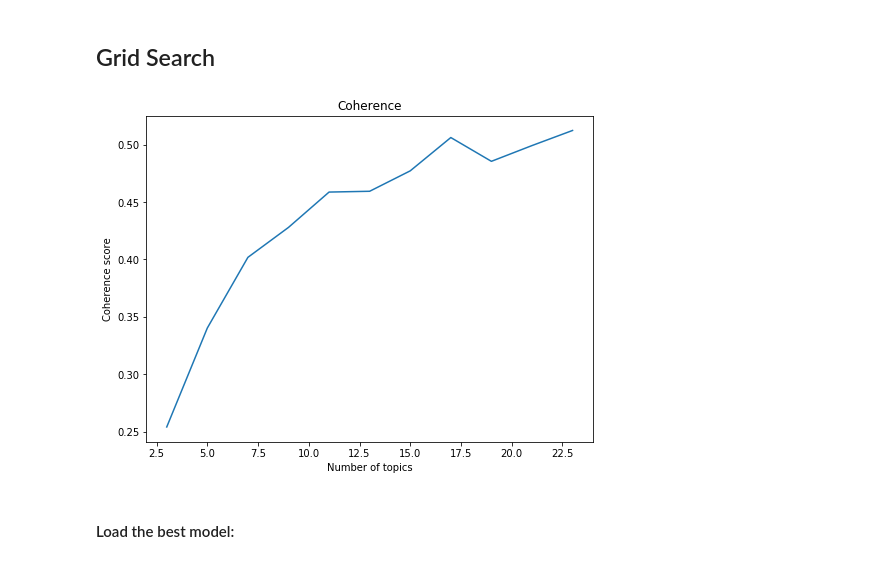
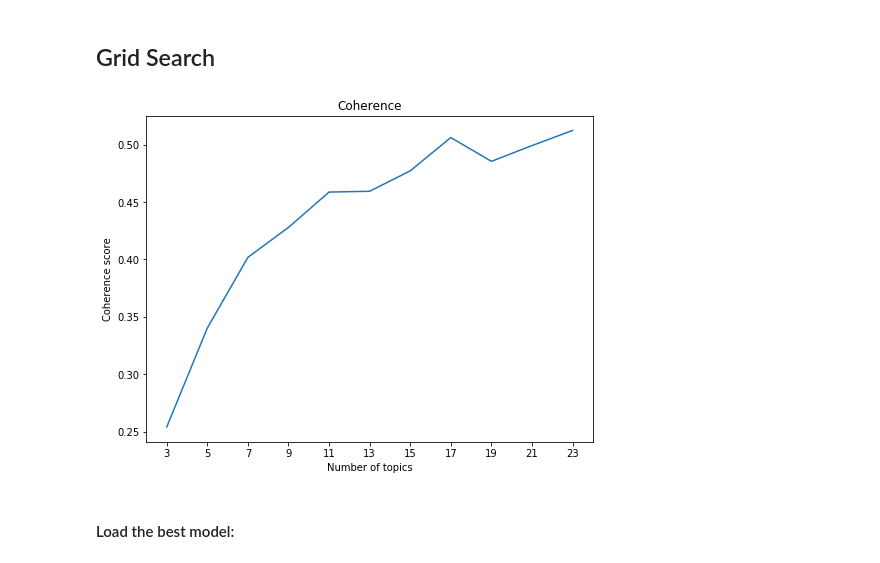
Before and after one commit to bodzioboo/twitter, a Jupyter notebook: notebooks/nlp/topics_lda.ipynb, the cells around one changed output. Drawn from its saved outputs; the diff is of its cells as text; code cells hidden in the pictures.

```diff
--- a/notebooks/nlp/topics_lda.ipynb
+++ b/notebooks/nlp/topics_lda.ipynb
@@ -134,10 +134,11 @@ else:
 # %%
 pd.DataFrame(comparison).plot('k','coherence', title = 'Coherence', legend = False, figsize = (8, 6))
 plt.xlabel('Number of topics')
 plt.ylabel('Coherence score')
+plt.xticks(range(3, 25, 2))
 plt.show()
 # %% [output]
-[figure, old version]
+[figure, new version]
 # %% [markdown]
 #### Load the best model:
 # %%
```
Also changed, not shown: parts of 5 cells of this notebook.
